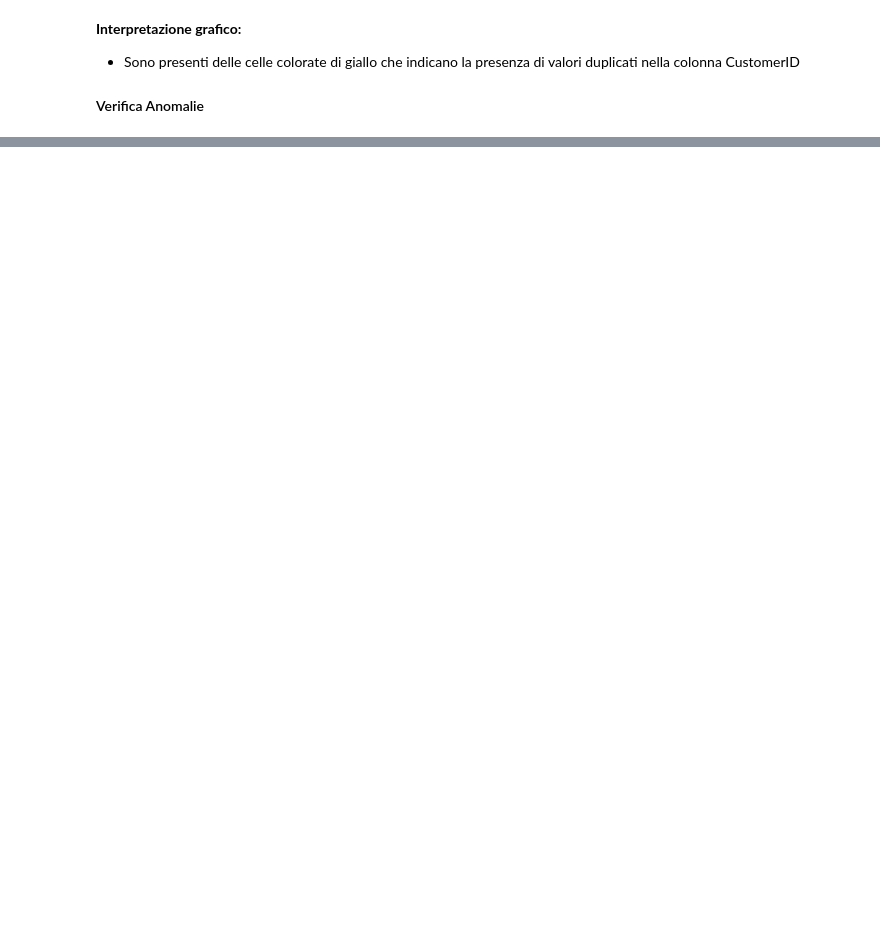
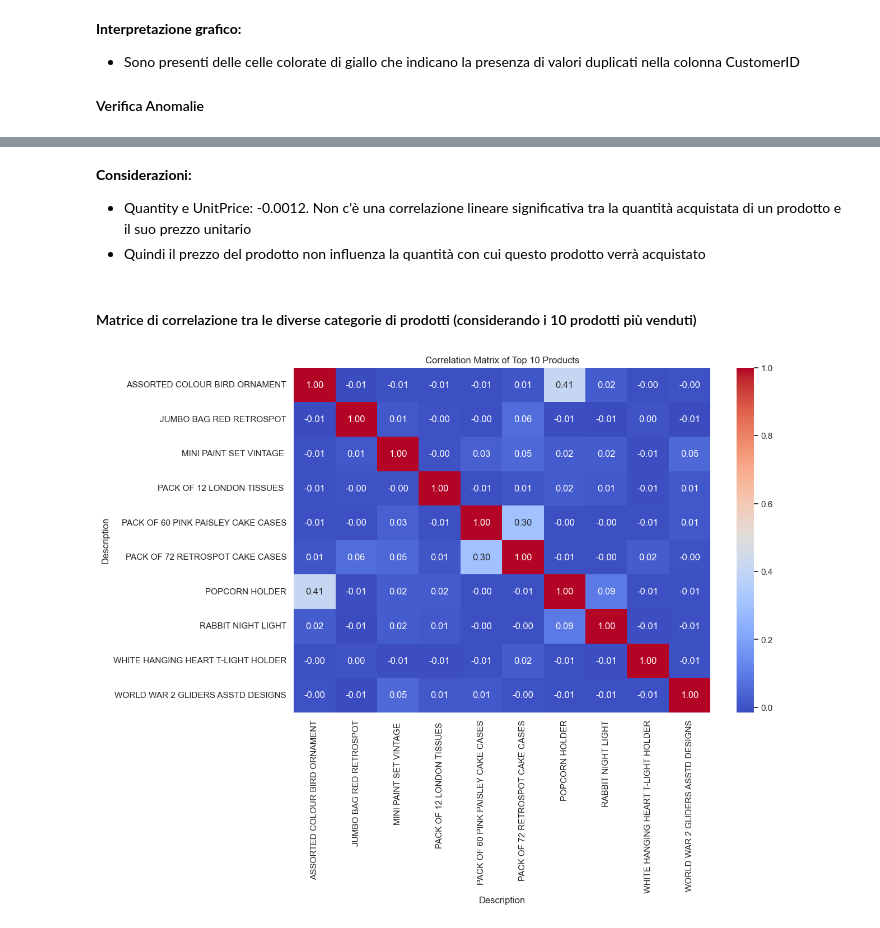
Before and after one commit to alessandrobrunoh/Progetto-Big-Data, a Jupyter notebook: notebook.ipynb, the cells around one changed output, grey strips where cells are left out. Drawn from its saved outputs; the diff is of its cells as text; code cells hidden in the pictures; blank space fills up the shorter version.

```diff
--- a/notebook.ipynb
+++ b/notebook.ipynb
@@ -172,0 +227,27 @@ for i, col in enumerate(df_numeric.columns):
+# %% [markdown]
+<p><b>Considerazioni:</b></p>
+<ul>
+    <li>Quantity e UnitPrice: -0.0012. Non c'è una correlazione lineare significativa tra la quantità acquistata di un prodotto e il suo prezzo unitario</li>
+    <li>Quindi il prezzo del prodotto non influenza la quantità con cui questo prodotto verrà acquistato</li>
+</ul>
+# %% [markdown]
+<h4>Matrice di correlazione tra le diverse categorie di prodotti (considerando i 10 prodotti più venduti)</h4>
+# %%
+# Extract Top 10 Products by Quantity Sold
+top_products = df_cleaned.groupby('Description')['Quantity'].sum().nlargest(10).index
+top_products_df = df_cleaned[df_cleaned['Description'].isin(top_products)]
+
+# Calculate Correlation
+# Pivot the data to create a matrix of quantities with 'InvoiceNo' as rows and 'Description' as columns
+pivot_df = top_products_df.pivot_table(index='InvoiceNo', columns='Description', values='Quantity', aggfunc='sum', fill_value=0)
+
+# Calculate the correlation matrix using the corr() method
+correlation_matrix = pivot_df.corr()
+
+# Visualize the correlation matrix using a heatmap
+plt.figure(figsize=(12, 8))
+plt.title('Correlation Matrix of Top 10 Products')
+sns.heatmap(correlation_matrix, annot=True, cmap='coolwarm', fmt='.2f')
+plt.show()
+# %% [output]
+[figure, added]
```
Also changed, not shown: parts of 30 cells of this notebook.
